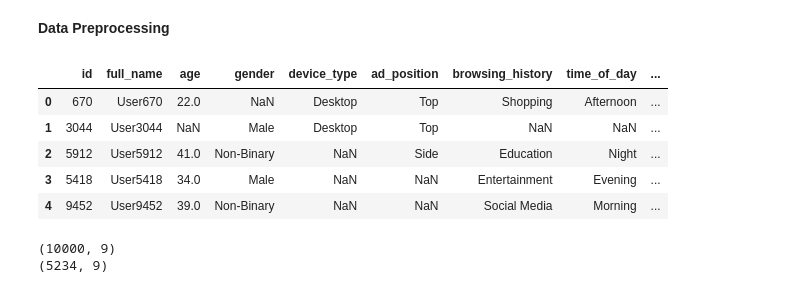
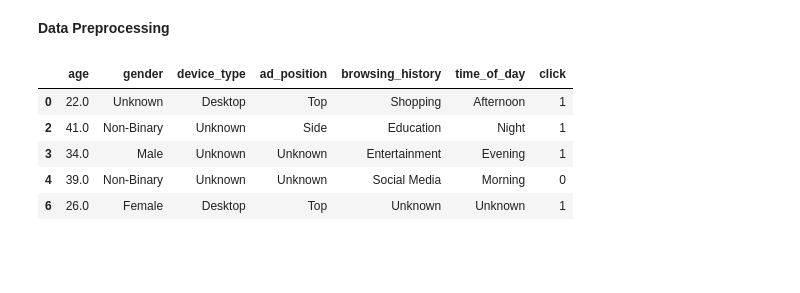
Before and after one commit to RiaChacko/MLGroup, a Jupyter notebook: Project.ipynb, the cells around one changed output. Saved outputs shown, nothing was run; the diff lists cells and outputs as text; code cells hidden in the pictures; blank space fills up the shorter version.

```diff
--- a/Project.ipynb
+++ b/Project.ipynb
@@ -5,25 +15,22 @@ import numpy as np
 # %% [markdown]
 **Data Preprocessing**
-# %%
-#Open Dataset
-ad_data = pd.read_csv('ad_click_dataset.csv')
-ad_data.head()
-# %% [output]
-|  | id | full_name | age | gender | device_type | ad_position | browsing_history | time_of_day | ... |
-| 0 | 670 | User670 | 22.0 | NaN | Desktop | Top | Shopping | Afternoon | ... |
-| 1 | 3044 | User3044 | NaN | Male | Desktop | Top | NaN | NaN | ... |
-| 2 | 5912 | User5912 | 41.0 | Non-Binary | NaN | Side | Education | Night | ... |
-| 3 | 5418 | User5418 | 34.0 | Male | NaN | NaN | Entertainment | Evening | ... |
-| 4 | 9452 | User9452 | 39.0 | Non-Binary | NaN | NaN | Social Media | Morning | ... |
 # %%
+#Open Dataset
+ad_data = pd.read_csv('ad_click_dataset.csv')
 #Fill Nulls
 ad_data['gender'] = ad_data['gender'].fillna('Unknown')
 ad_data['browsing_history'] = ad_data['browsing_history'].fillna('Unknown')
 ad_data['time_of_day'] = ad_data['time_of_day'].fillna('Unknown')
 ad_data['device_type'] = ad_data['device_type'].fillna('Unknown')
 ad_data['ad_position'] = ad_data['ad_position'].fillna('Unknown')
-print(ad_data.isnull().shape)
-print(ad_data.dropna().shape)
+ad_data = ad_data.drop('id', axis=1)
+ad_data = ad_data.drop('full_name', axis=1)
+ad_data_nonulls = ad_data.dropna()
+ad_data_nonulls.head()
 # %% [output]
-(10000, 9)
-(5234, 9)
+|  | age | gender | device_type | ad_position | browsing_history | time_of_day | click |
+| 0 | 22.0 | Unknown | Desktop | Top | Shopping | Afternoon | 1 |
+| 2 | 41.0 | Non-Binary | Unknown | Side | Education | Night | 1 |
+| 3 | 34.0 | Male | Unknown | Unknown | Entertainment | Evening | 1 |
+| 4 | 39.0 | Non-Binary | Unknown | Unknown | Social Media | Morning | 0 |
+| 6 | 26.0 | Female | Desktop | Top | Unknown | Unknown | 1 |
```
Also changed, not shown: parts of 10 cells of this notebook.
